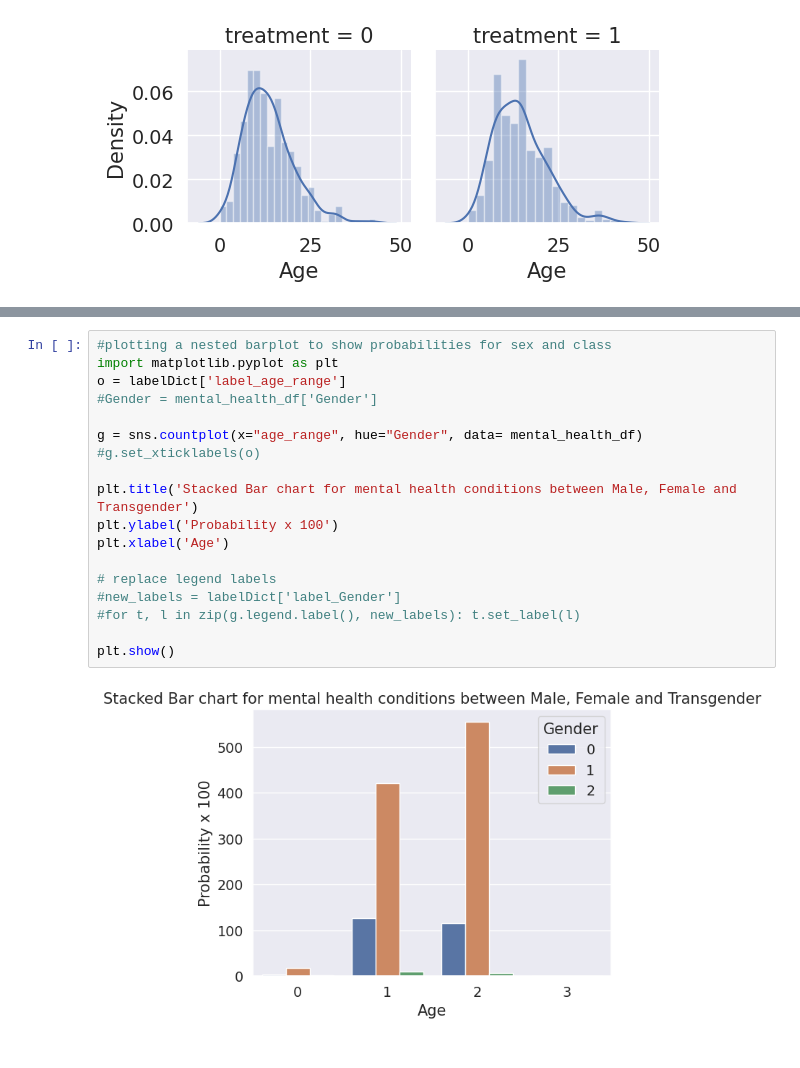
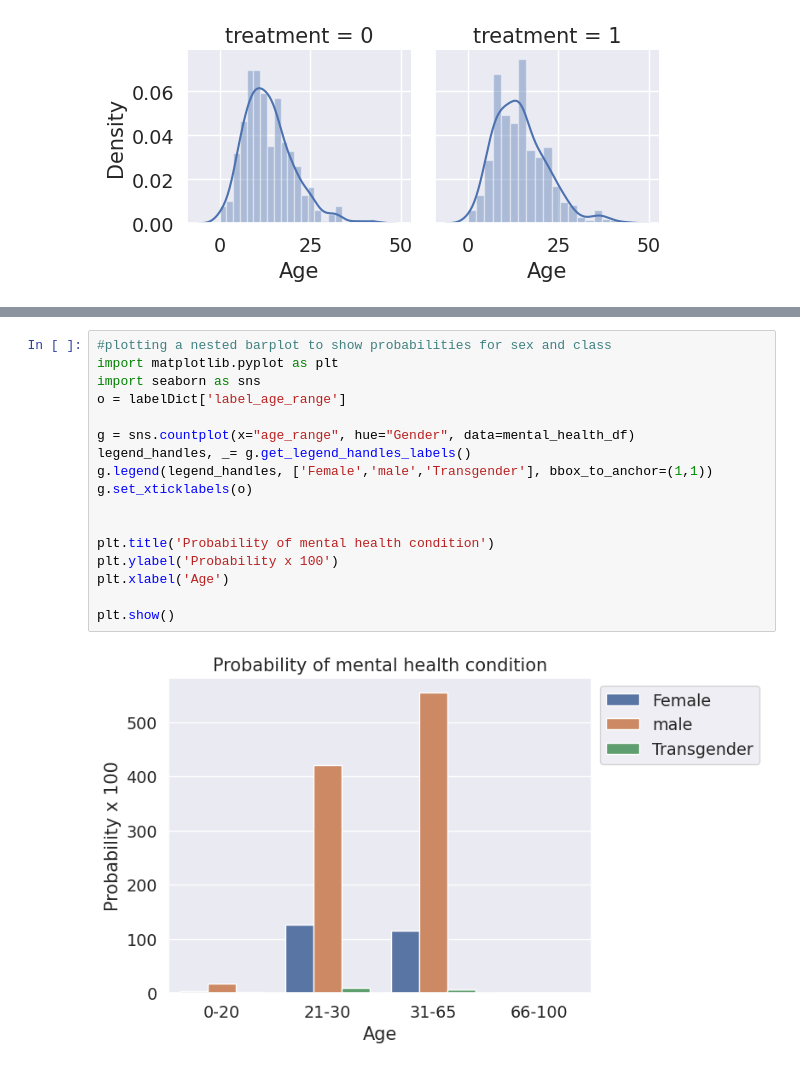
Before and after one commit to sandhyashinde06/repo, a Jupyter notebook: Sandhya_ML_Projecyt.ipynb, the cells around one changed output, grey strips where cells are left out. Drawn from its saved outputs; the diff is of its cells as text.

```diff
--- a/Sandhya_ML_Projecyt.ipynb
+++ b/Sandhya_ML_Projecyt.ipynb
@@ -350,20 +356,19 @@ AttributeError: ignored
 # %%
 #plotting a nested barplot to show probabilities for sex and class
 import matplotlib.pyplot as plt
+import seaborn as sns
 o = labelDict['label_age_range']
-#Gender = mental_health_df['Gender']
 
-g = sns.countplot(x="age_range", hue="Gender", data= mental_health_df)
-#g.set_xticklabels(o)
+g = sns.countplot(x="age_range", hue="Gender", data=mental_health_df)
+legend_handles, _= g.get_legend_handles_labels()
+g.legend(legend_handles, ['Female','male','Transgender'], bbox_to_anchor=(1,1))
+g.set_xticklabels(o)
 
-plt.title('Stacked Bar chart for mental health conditions between Male, Female and Transgender')
+
+plt.title('Probability of mental health condition')
 plt.ylabel('Probability x 100')
 plt.xlabel('Age')
 
-# replace legend labels
-#new_labels = labelDict['label_Gender']
-#for t, l in zip(g.legend.label(), new_labels): t.set_label(l)
-
 plt.show()
 # %% [output]
-[figure, old version]
+[figure, new version]
```
Also changed, not shown: parts of 5 cells of this notebook.
